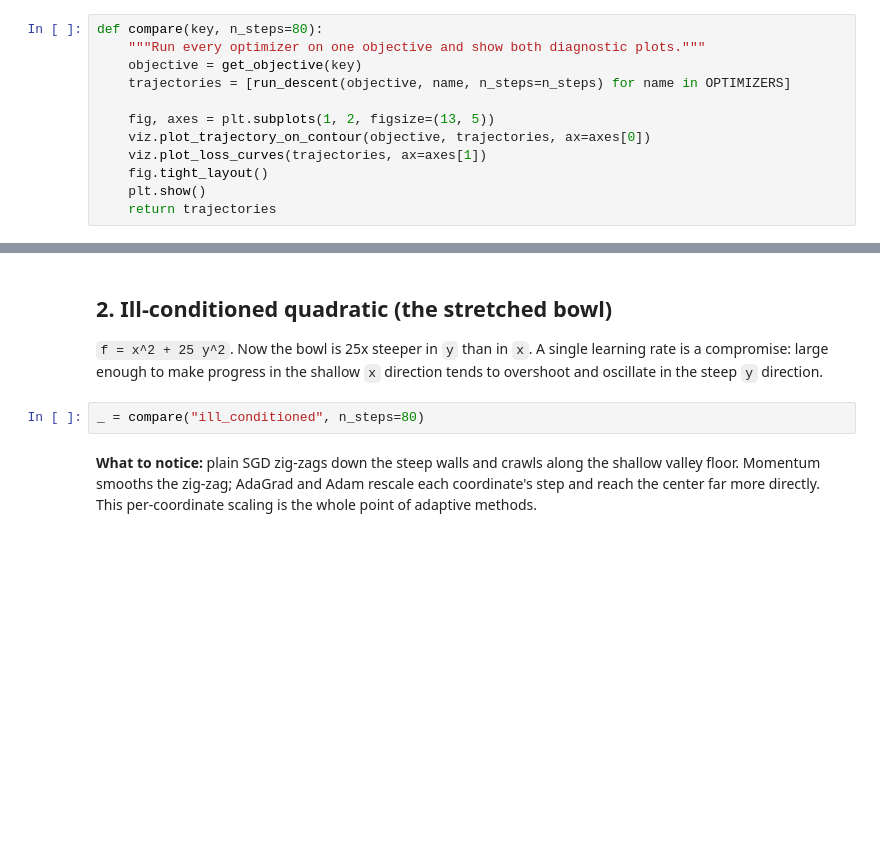
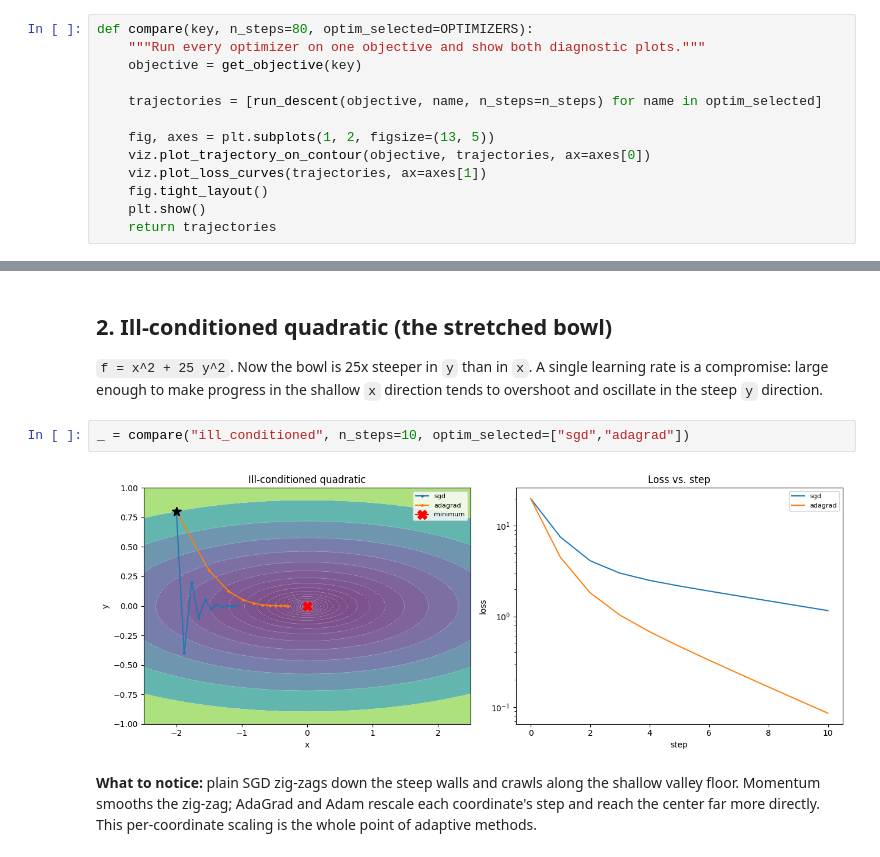
Before and after one commit to HarishGP/optimization-workshop, a Jupyter notebook: notebooks/phase1_lowdim.ipynb, the cells around one changed output, grey strips where cells are left out. Drawn from its saved outputs; the diff is of its cells as text; blank space fills up the shorter version.

```diff
--- a/notebooks/phase1_lowdim.ipynb
+++ b/notebooks/phase1_lowdim.ipynb
@@ -41,10 +43,11 @@ Every optimizer here does the same basic thing each step: compute the gradient (
 
 The helper below runs all four optimizers from the same starting point and shows two views: the **path on the contour map** and the **loss vs. step** curve.
 # %%
-def compare(key, n_steps=80):
+def compare(key, n_steps=80, optim_selected=OPTIMIZERS):
     """Run every optimizer on one objective and show both diagnostic plots."""
     objective = get_objective(key)
-    trajectories = [run_descent(objective, name, n_steps=n_steps) for name in OPTIMIZERS]
+
+    trajectories = [run_descent(objective, name, n_steps=n_steps) for name in optim_selected]
 
     fig, axes = plt.subplots(1, 2, figsize=(13, 5))
     viz.plot_trajectory_on_contour(objective, trajectories, ax=axes[0])
@@ -65,6 +68,8 @@ _ = compare("quadratic_bowl", n_steps=80)
 
 `f = x^2 + 25 y^2`. Now the bowl is 25x steeper in `y` than in `x`. A single learning rate is a compromise: large enough to make progress in the shallow `x` direction tends to overshoot and oscillate in the steep `y` direction.
 # %%
-_ = compare("ill_conditioned", n_steps=80)
+_ = compare("ill_conditioned", n_steps=10, optim_selected=["sgd","adagrad"])
+# %% [output]
+[figure, added]
 # %% [markdown]
 **What to notice:** plain SGD zig-zags down the steep walls and crawls along the shallow valley floor. Momentum smooths the zig-zag; AdaGrad and Adam rescale each coordinate's step and reach the center far more directly. This per-coordinate scaling is the whole point of adaptive methods.
```
Also changed, not shown: parts of 14 cells of this notebook, 9 other files.
